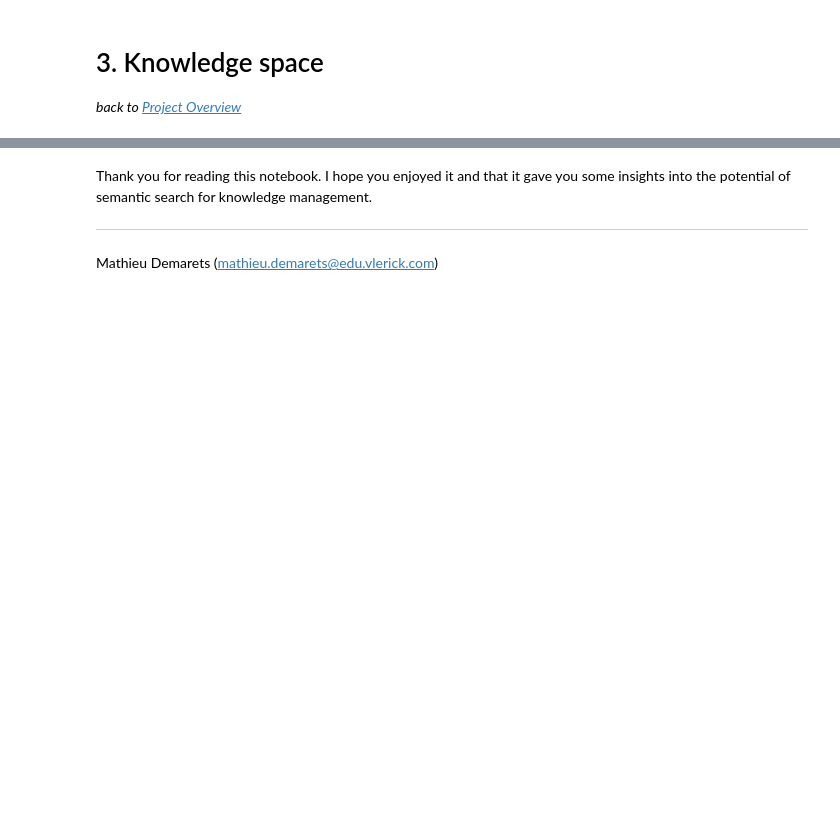
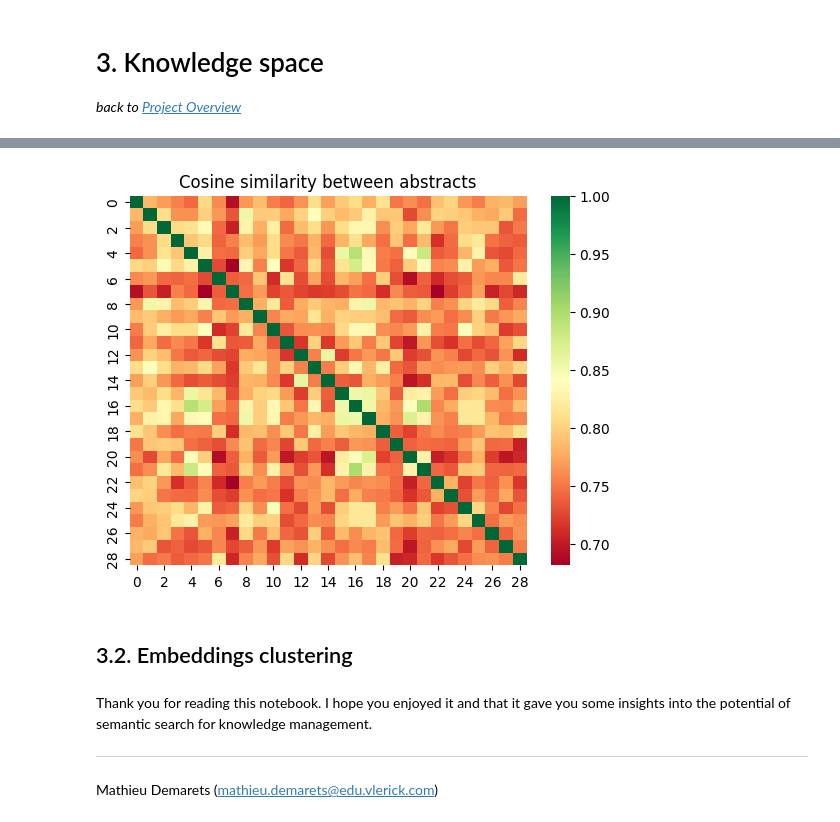
Before and after one commit to MathieuDemarets/vlerick-mai-nlp-2023, a Jupyter notebook: Final_Assignment/Articles.ipynb, the cells around one changed output, grey strips where cells are left out. Drawn from its saved outputs; the diff is of its cells as text; code cells hidden in the pictures; blank space fills up the shorter version.

```diff
--- a/Final_Assignment/Articles.ipynb
+++ b/Final_Assignment/Articles.ipynb
@@ -1488,3 +1584,16 @@ st.write("The articles have been retrieved and saved in the 'requests' folder")
+# %%
+embeddings = pd.read_pickle("embeddings.pkl")
+
+abstract_similarity = pd.DataFrame(util.cos_sim(
+    embeddings["msmarco-distilbert-base-tas-b"], embeddings["msmarco-distilbert-base-tas-b"]))
+
+sns.heatmap(abstract_similarity, cmap="RdYlGn")
+plt.title("Cosine similarity between abstracts")
+plt.show()
+# %% [output]
+[figure, added]
+# %% [markdown]
+## 3.2. Embeddings clustering
 # %% [markdown]
 Thank you for reading this notebook. I hope you enjoyed it and that it gave you some insights into the potential of semantic search for knowledge management.
 
```
Also changed, not shown: parts of 22 cells of this notebook, 35 other files.
